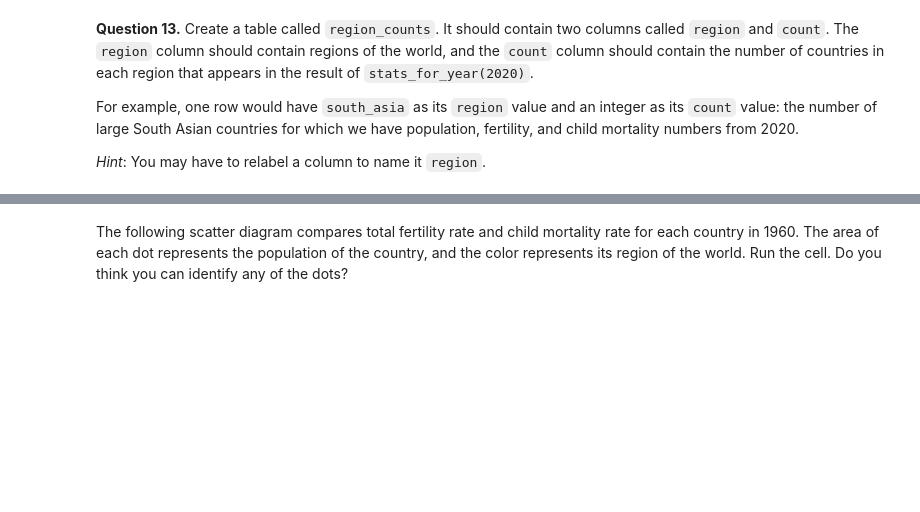
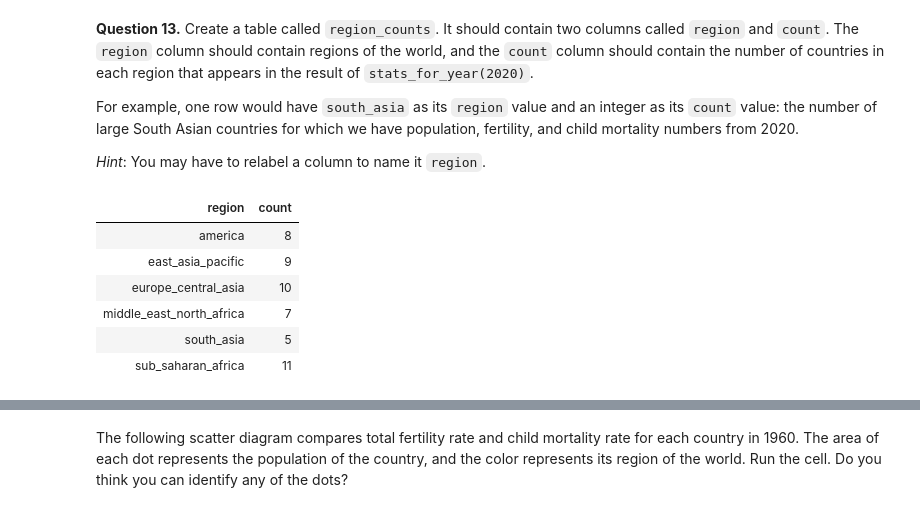
Before and after one commit to bencump/Intro_DataAnalytics, a Jupyter notebook: project1/project1.ipynb, the cells around one changed output, grey strips where cells are left out. Saved outputs shown, nothing was run; the diff lists cells and outputs as text; code cells hidden in the pictures; blank space fills up the shorter version.

```diff
--- a/project1/project1.ipynb
+++ b/project1/project1.ipynb
@@ -456,2 +502,16 @@ region_counts
+# %%
+stats_for_2020 = stats_for_year(2020)
+joining = stats_for_2020.join("geo", countries, "country")
+# print(joining)
+region_counts = joining.group("world_6region").relabel("world_6region", "region")
+region_counts
+# %% [output]
+| region | count |
+| america | 8 |
+| east_asia_pacific | 9 |
+| europe_central_asia | 10 |
+| middle_east_north_africa | 7 |
+| south_asia | 5 |
+| sub_saharan_africa | 11 |
 # %%
 grader.check("q1_13")
```
Also changed, not shown: parts of 16 cells of this notebook, 1 other file.
